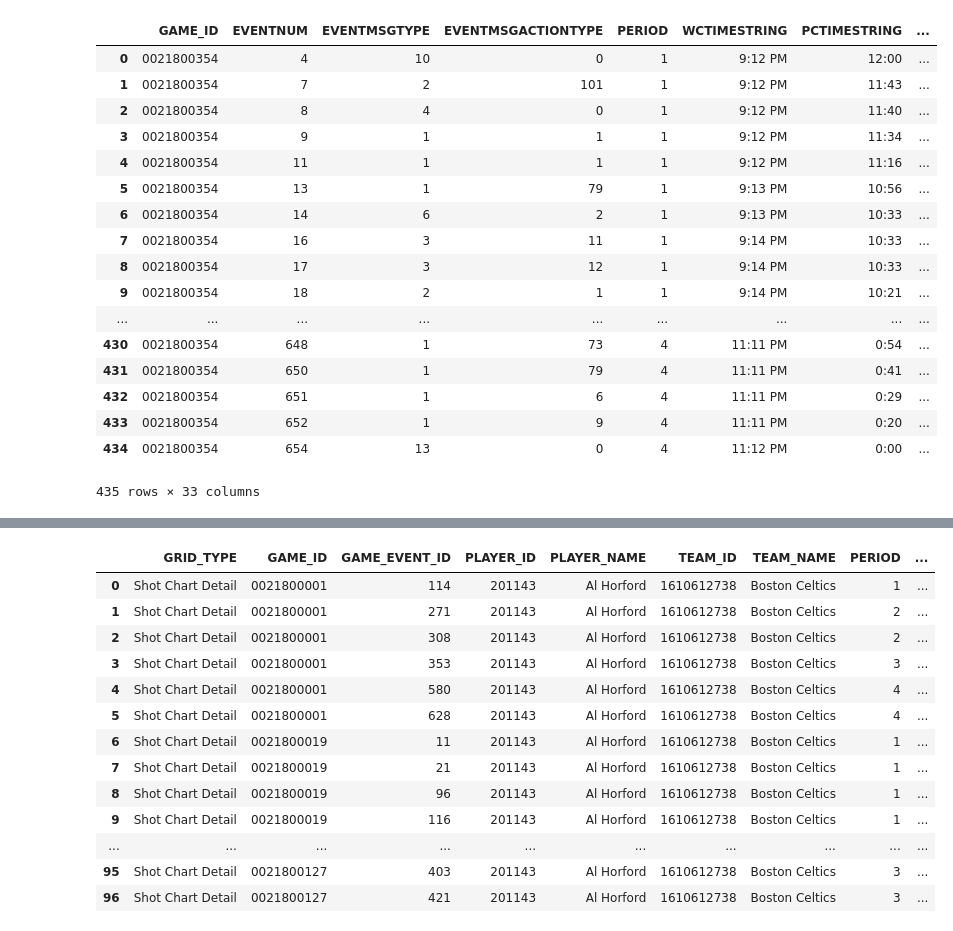
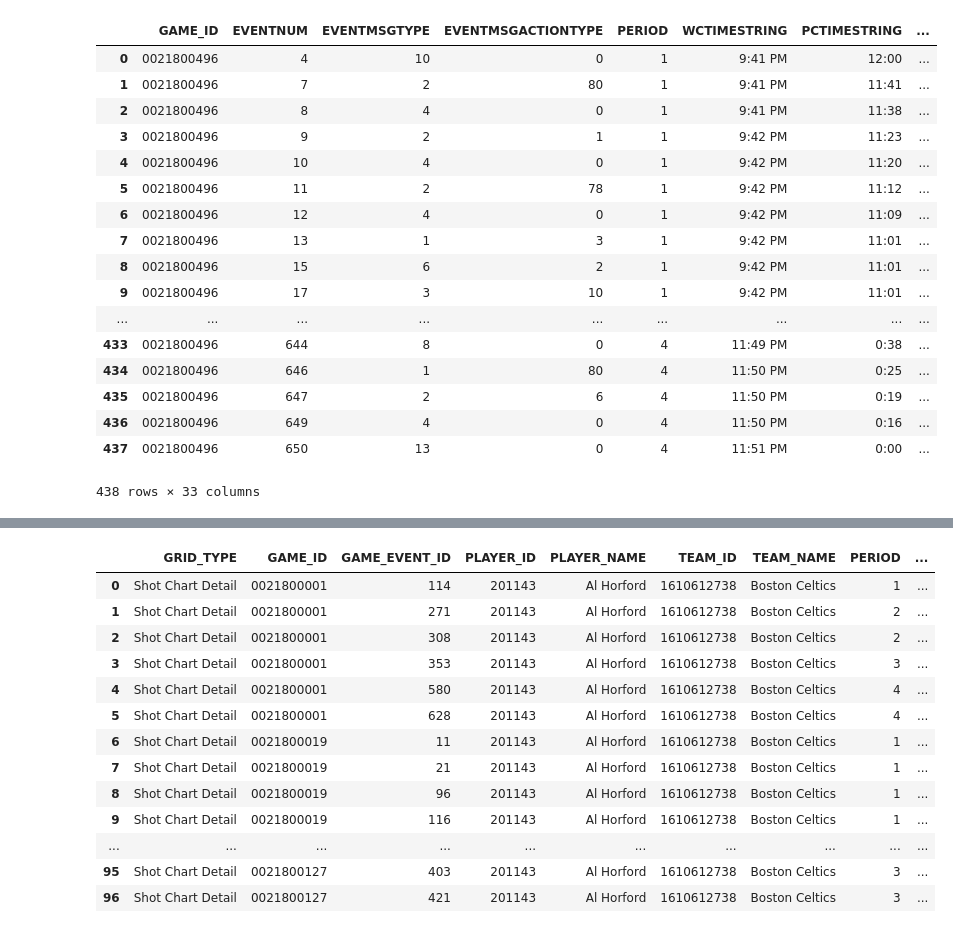
Before and after one commit to scottyla19/nylon, a Jupyter notebook: Catch and Shoot/pbp-game-logs.ipynb, the cells around one changed output, grey strips where cells are left out. Cells and saved outputs as stored; diff of their text form; code cells hidden in the pictures.

```diff
--- a/Catch and Shoot/pbp-game-logs.ipynb
+++ b/Catch and Shoot/pbp-game-logs.ipynb
@@ -49,27 +47,28 @@ def getPlayerPBP(games):
         time.sleep(random.randint(1, 3))
         i = i + 1
     return df
-# %%
-getGamePBP(gameIDs[-1])
-# %% [output]
-|  | GAME_ID | EVENTNUM | EVENTMSGTYPE | EVENTMSGACTIONTYPE | PERIOD | WCTIMESTRING | PCTIMESTRING | ... |
-| 0 | 0021800354 | 4 | 10 | 0 | 1 | 9:12 PM | 12:00 | ... |
-| 1 | 0021800354 | 7 | 2 | 101 | 1 | 9:12 PM | 11:43 | ... |
-| 2 | 0021800354 | 8 | 4 | 0 | 1 | 9:12 PM | 11:40 | ... |
-| 3 | 0021800354 | 9 | 1 | 1 | 1 | 9:12 PM | 11:34 | ... |
-| 4 | 0021800354 | 11 | 1 | 1 | 1 | 9:12 PM | 11:16 | ... |
-| 5 | 0021800354 | 13 | 1 | 79 | 1 | 9:13 PM | 10:56 | ... |
-| 6 | 0021800354 | 14 | 6 | 2 | 1 | 9:13 PM | 10:33 | ... |
-| 7 | 0021800354 | 16 | 3 | 11 | 1 | 9:14 PM | 10:33 | ... |
-| 8 | 0021800354 | 17 | 3 | 12 | 1 | 9:14 PM | 10:33 | ... |
-| 9 | 0021800354 | 18 | 2 | 1 | 1 | 9:14 PM | 10:21 | ... |
-| ... | ... | ... | ... | ... | ... | ... | ... | ... |
-| 430 | 0021800354 | 648 | 1 | 73 | 4 | 11:11 PM | 0:54 | ... |
-| 431 | 0021800354 | 650 | 1 | 79 | 4 | 11:11 PM | 0:41 | ... |
-| 432 | 0021800354 | 651 | 1 | 6 | 4 | 11:11 PM | 0:29 | ... |
-| 433 | 0021800354 | 652 | 1 | 9 | 4 | 11:11 PM | 0:20 | ... |
-| 434 | 0021800354 | 654 | 13 | 0 | 4 | 11:12 PM | 0:00 | ... |
-435 rows × 33 columns
+# %%
+gameIDs = [str(x).zfill(10) for x in range(21800001,21800497)]
+getGamePBP(gameIDs[-1])
+# %% [output]
+|  | GAME_ID | EVENTNUM | EVENTMSGTYPE | EVENTMSGACTIONTYPE | PERIOD | WCTIMESTRING | PCTIMESTRING | ... |
+| 0 | 0021800496 | 4 | 10 | 0 | 1 | 9:41 PM | 12:00 | ... |
+| 1 | 0021800496 | 7 | 2 | 80 | 1 | 9:41 PM | 11:41 | ... |
+| 2 | 0021800496 | 8 | 4 | 0 | 1 | 9:41 PM | 11:38 | ... |
+| 3 | 0021800496 | 9 | 2 | 1 | 1 | 9:42 PM | 11:23 | ... |
+| 4 | 0021800496 | 10 | 4 | 0 | 1 | 9:42 PM | 11:20 | ... |
+| 5 | 0021800496 | 11 | 2 | 78 | 1 | 9:42 PM | 11:12 | ... |
+| 6 | 0021800496 | 12 | 4 | 0 | 1 | 9:42 PM | 11:09 | ... |
+| 7 | 0021800496 | 13 | 1 | 3 | 1 | 9:42 PM | 11:01 | ... |
+| 8 | 0021800496 | 15 | 6 | 2 | 1 | 9:42 PM | 11:01 | ... |
+| 9 | 0021800496 | 17 | 3 | 10 | 1 | 9:42 PM | 11:01 | ... |
+| ... | ... | ... | ... | ... | ... | ... | ... | ... |
+| 433 | 0021800496 | 644 | 8 | 0 | 4 | 11:49 PM | 0:38 | ... |
+| 434 | 0021800496 | 646 | 1 | 80 | 4 | 11:50 PM | 0:25 | ... |
+| 435 | 0021800496 | 647 | 2 | 6 | 4 | 11:50 PM | 0:19 | ... |
+| 436 | 0021800496 | 649 | 4 | 0 | 4 | 11:50 PM | 0:16 | ... |
+| 437 | 0021800496 | 650 | 13 | 0 | 4 | 11:51 PM | 0:00 | ... |
+438 rows × 33 columns
 # %%
 teamIDs = [1610612737,
 1610612738,
```
Also changed, not shown: parts of 4 cells of this notebook, 16 other files.
